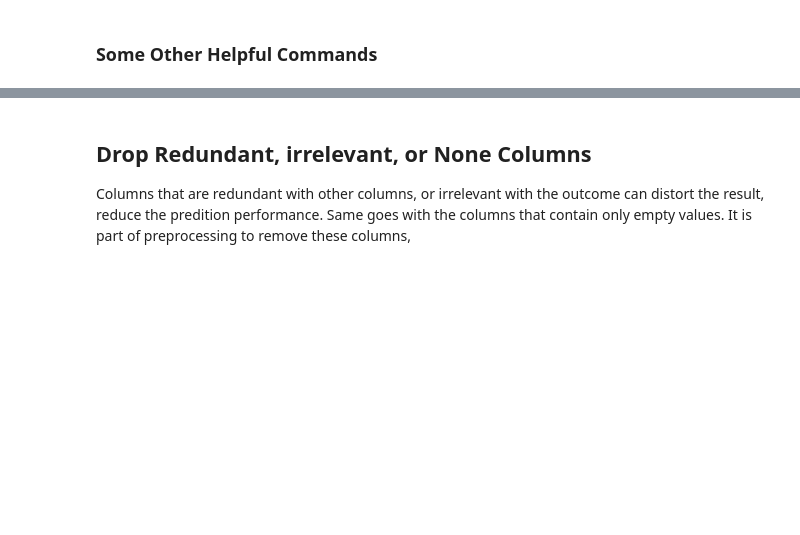
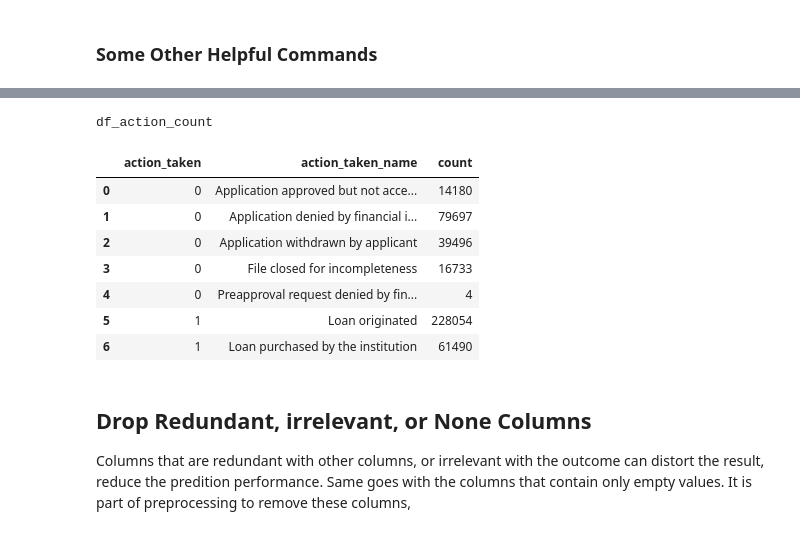
Before and after one commit to melindadevins/ai-loan-analysis, a Jupyter notebook: process_data.ipynb, the cells around one changed output, grey strips where cells are left out. Drawn from its saved outputs; the diff is of its cells as text; code cells hidden in the pictures; blank space fills up the shorter version.

Commit message:
Convert Y action_taken to binary

```diff
--- a/process_data.ipynb
+++ b/process_data.ipynb
@@ -241,3 +259,21 @@ df_count
+# %%
+df = df_orig.copy()
+
+df['action_taken']= df['action_taken'].map({1:1, 2:0, 3:0, 4:0, 5:0, 6:1, 7:0})
+
+df_action_count = get_count_of_unique_columns(df, ['action_taken','action_taken_name'])
+print("df_action_count")
+display(df_action_count)
+# %% [output]
+df_action_count
+|  | action_taken | action_taken_name | count |
+| 0 | 0 | Application approved but not acce... | 14180 |
+| 1 | 0 | Application denied by financial i... | 79697 |
+| 2 | 0 | Application withdrawn by applicant | 39496 |
+| 3 | 0 | File closed for incompleteness | 16733 |
+| 4 | 0 | Preapproval request denied by fin... | 4 |
+| 5 | 1 | Loan originated | 228054 |
+| 6 | 1 | Loan purchased by the institution | 61490 |
 # %% [markdown]
 ## Drop Redundant, irrelevant, or None Columns
 
```
Also changed, not shown: parts of 5 cells of this notebook.
